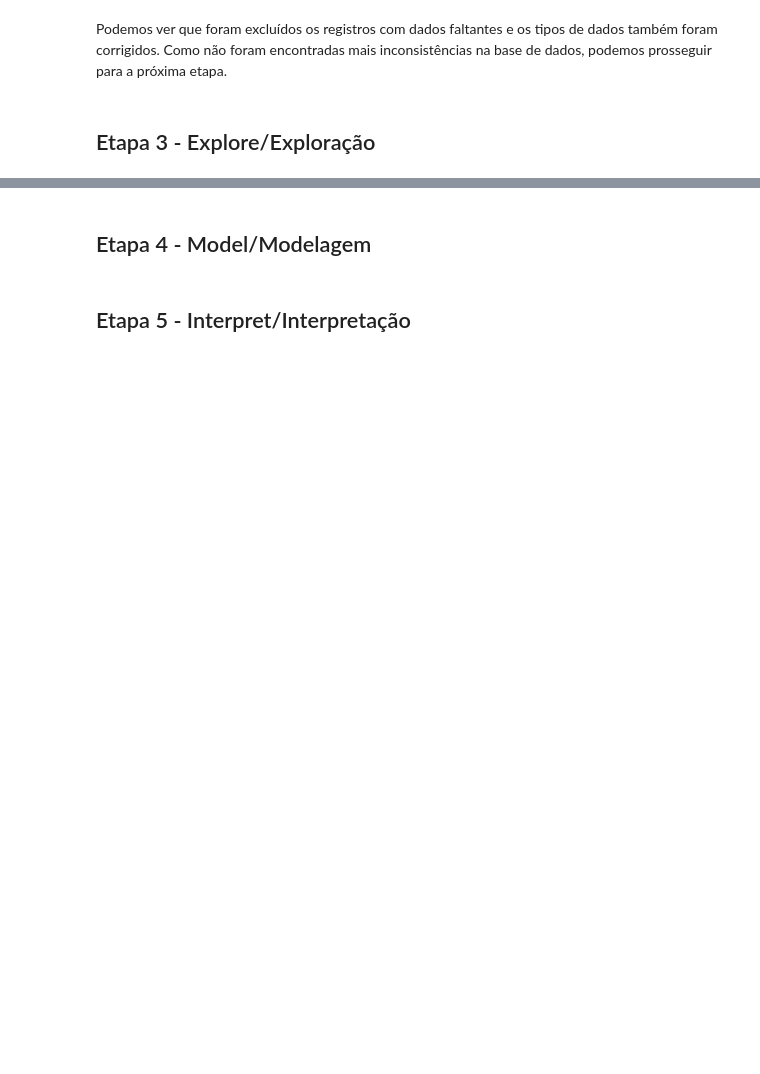
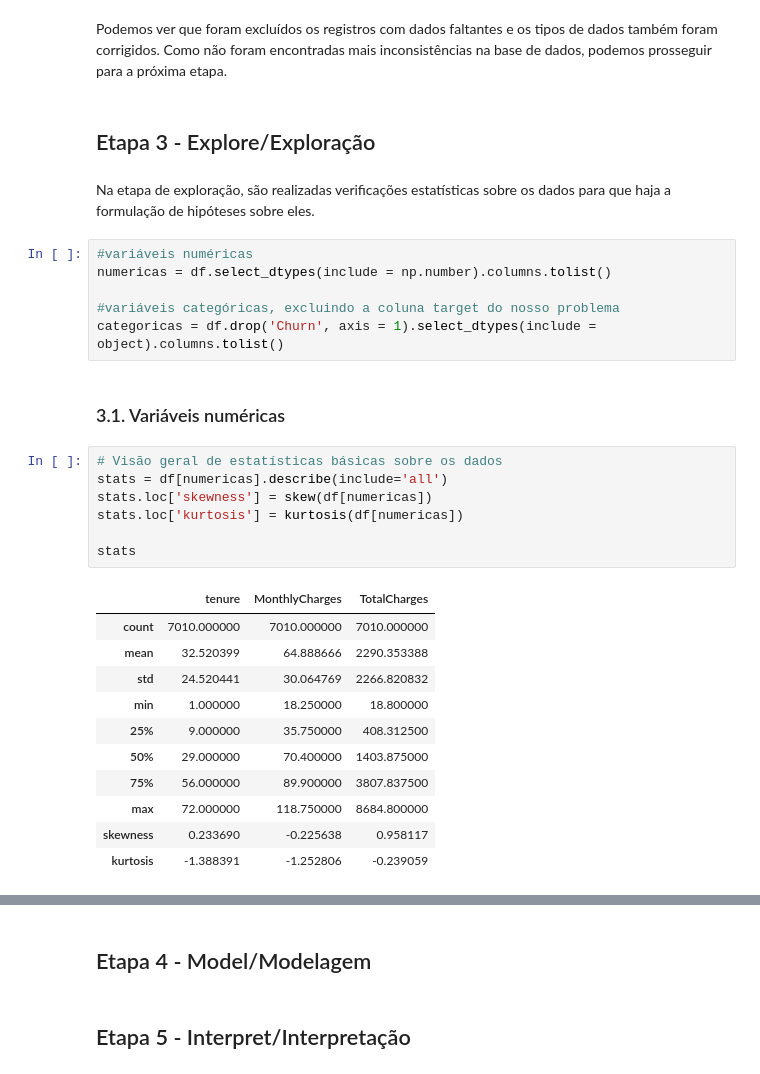
Before and after one commit to eloabe/churn-analysis, a Jupyter notebook: notebook1.ipynb, the cells around one changed output, grey strips where cells are left out. Saved outputs shown, nothing was run; the diff lists cells and outputs as text; blank space fills up the shorter version.

```diff
--- a/notebook1.ipynb
+++ b/notebook1.ipynb
@@ -124,3 +138,32 @@ memory usage: 1.2+ MB
 Podemos ver que foram excluídos os registros com dados faltantes e os tipos de dados também foram corrigidos. Como não foram encontradas mais inconsistências na base de dados, podemos prosseguir para a próxima etapa.
 # %% [markdown]
 ## Etapa 3 - Explore/Exploração
+# %% [markdown]
+Na etapa de exploração, são realizadas verificações estatísticas sobre os dados para que haja a formulação de hipóteses sobre eles.
+# %%
+#variáveis numéricas
+numericas = df.select_dtypes(include = np.number).columns.tolist()
+
+#variáveis categóricas, excluindo a coluna target do nosso problema
+categoricas = df.drop('Churn', axis = 1).select_dtypes(include = object).columns.tolist()
+# %% [markdown]
+### 3.1. Variáveis numéricas
+# %%
+# Visão geral de estatísticas básicas sobre os dados
+stats = df[numericas].describe(include='all')
+stats.loc['skewness'] = skew(df[numericas])
+stats.loc['kurtosis'] = kurtosis(df[numericas])
+
+stats
+# %% [output]
+|  | tenure | MonthlyCharges | TotalCharges |
+| count | 7010.000000 | 7010.000000 | 7010.000000 |
+| mean | 32.520399 | 64.888666 | 2290.353388 |
+| std | 24.520441 | 30.064769 | 2266.820832 |
+| min | 1.000000 | 18.250000 | 18.800000 |
+| 25% | 9.000000 | 35.750000 | 408.312500 |
+| 50% | 29.000000 | 70.400000 | 1403.875000 |
+| 75% | 56.000000 | 89.900000 | 3807.837500 |
+| max | 72.000000 | 118.750000 | 8684.800000 |
+| skewness | 0.233690 | -0.225638 | 0.958117 |
+| kurtosis | -1.388391 | -1.252806 | -0.239059 |
```
Also changed, not shown: parts of 13 cells of this notebook.
